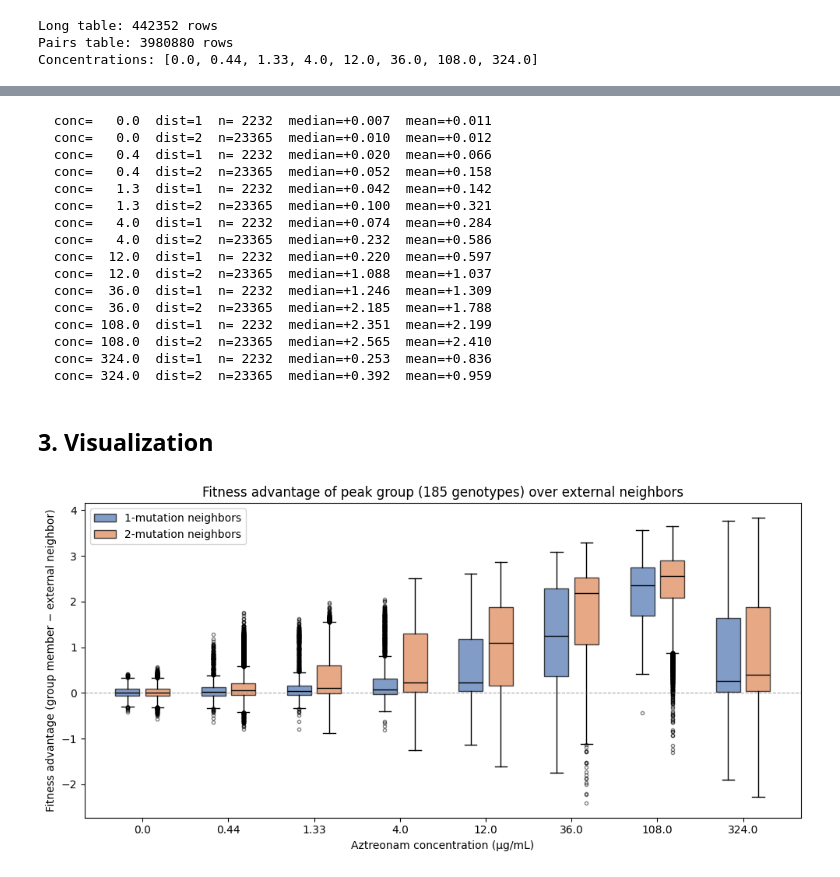
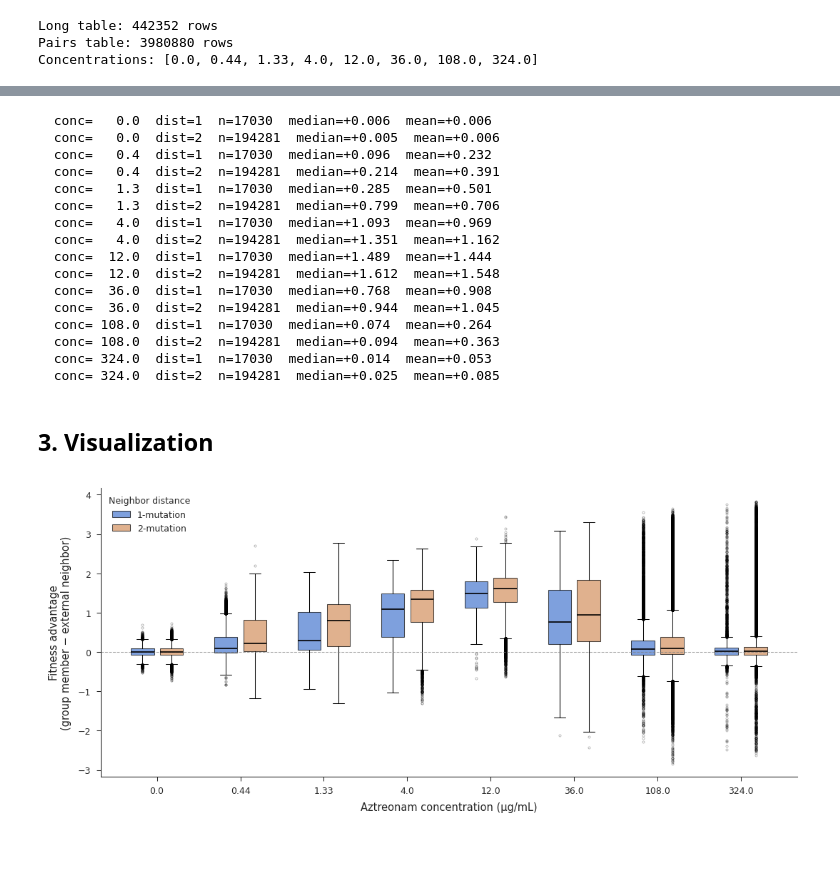
Before and after one commit to devinzxmeng/fitness-landscape-graph, a Jupyter notebook: exps/exp-02-nc-response/fitness_advantage_analysis.ipynb, the cells around one changed output, grey strips where cells are left out. Drawn from its saved outputs; the diff is of its cells as text; code cells hidden in the pictures.

```diff
--- a/exps/exp-02-nc-response/fitness_advantage_analysis.ipynb
+++ b/exps/exp-02-nc-response/fitness_advantage_analysis.ipynb
@@ -12,9 +45,8 @@ external neighbors across drug concentrations.
 # %%
 import math
 from fitness_landscape_graph.graph_analyzer import GraphAnalyzer, VisConfig
-
-# Load graph (aztreonam, concentration 108.0)
-graph_path = "../exp-01-reproduce-results/outputs/run1-reproduce-results/azt_108_0.graphml"
+concentration = 12.0
+graph_path = f"../exp-01-reproduce-results/outputs/run1-reproduce-results/azt_{int(concentration)}_0.graphml"
 ga = GraphAnalyzer(graph_path)
 
 # Visualize — node IDs are shown in the plot
@@ -104,78 +136,87 @@ for conc in sorted(result_df["concentration"].unique().to_list()):
                 f"mean={np.mean(diffs):>+.3f}"
             )
 # %% [output]
-  conc=   0.0  dist=1  n= 2232  median=+0.007  mean=+0.011
-  conc=   0.0  dist=2  n=23365  median=+0.010  mean=+0.012
-  conc=   0.4  dist=1  n= 2232  median=+0.020  mean=+0.066
-  conc=   0.4  dist=2  n=23365  median=+0.052  mean=+0.158
-  conc=   1.3  dist=1  n= 2232  median=+0.042  mean=+0.142
-  conc=   1.3  dist=2  n=23365  median=+0.100  mean=+0.321
-  conc=   4.0  dist=1  n= 2232  median=+0.074  mean=+0.284
-  conc=   4.0  dist=2  n=23365  median=+0.232  mean=+0.586
-  conc=  12.0  dist=1  n= 2232  median=+0.220  mean=+0.597
-  conc=  12.0  dist=2  n=23365  median=+1.088  mean=+1.037
-  conc=  36.0  dist=1  n= 2232  median=+1.246  mean=+1.309
-  conc=  36.0  dist=2  n=23365  median=+2.185  mean=+1.788
-  conc= 108.0  dist=1  n= 2232  median=+2.351  mean=+2.199
-  conc= 108.0  dist=2  n=23365  median=+2.565  mean=+2.410
-  conc= 324.0  dist=1  n= 2232  median=+0.253  mean=+0.836
-  conc= 324.0  dist=2  n=23365  median=+0.392  mean=+0.959
+  conc=   0.0  dist=1  n=17030  median=+0.006  mean=+0.006
+  conc=   0.0  dist=2  n=194281  median=+0.005  mean=+0.006
+  conc=   0.4  dist=1  n=17030  median=+0.096  mean=+0.232
+  conc=   0.4  dist=2  n=194281  median=+0.214  mean=+0.391
+  conc=   1.3  dist=1  n=17030  median=+0.285  mean=+0.501
+  conc=   1.3  dist=2  n=194281  median=+0.799  mean=+0.706
+  conc=   4.0  dist=1  n=17030  median=+1.093  mean=+0.969
+  conc=   4.0  dist=2  n=194281  median=+1.351  mean=+1.162
+  conc=  12.0  dist=1  n=17030  median=+1.489  mean=+1.444
+  conc=  12.0  dist=2  n=194281  median=+1.612  mean=+1.548
+  conc=  36.0  dist=1  n=17030  median=+0.768  mean=+0.908
+  conc=  36.0  dist=2  n=194281  median=+0.944  mean=+1.045
+  conc= 108.0  dist=1  n=17030  median=+0.074  mean=+0.264
+  conc= 108.0  dist=2  n=194281  median=+0.094  mean=+0.363
+  conc= 324.0  dist=1  n=17030  median=+0.014  mean=+0.053
+  conc= 324.0  dist=2  n=194281  median=+0.025  mean=+0.085
 # %% [markdown]
 ## 3. Visualization
 # %%
-import matplotlib.pyplot as plt
+import numpy as np
 
 concentrations = sorted(result_df["concentration"].unique().to_list())
 distances = sorted(result_df["distance"].unique().to_list())
 
-fig, ax = plt.subplots(figsize=(10, 5))
+fig, ax = plt.subplots(figsize=(DOUBLE_COL, DOUBLE_COL * 0.45))
 
 n_conc = len(concentrations)
 n_dist = len(distances)
 width = 0.35
 x_base = np.arange(n_conc)
 
-colors = {1: "#4C72B0", 2: "#DD8452"}
+palette = {1: "#4878CF", 2: "#D4915E"}
+dist_labels = {1: "1-mutation", 2: "2-mutation"}
 
 for i, dist in enumerate(distances):
     dist_df = result_df.filter(pl.col("distance") == dist)
     box_data = []
     positions = []
     for j, conc in enumerate(concentrations):
         conc_data = dist_df.filter(pl.col("concentration") == conc)["fitness_diff"].to_list()
         if conc_data:
             box_data.append(conc_data)
             positions.append(x_base[j] + (i - (n_dist - 1) / 2) * width)
 
     if not box_data:
         continue
 
     bp = ax.boxplot(
         box_data,
         positions=positions,
         widths=width * 0.8,
         patch_artist=True,
         showfliers=True,
-        flierprops={"markersize": 3, "alpha": 0.5},
+        flierprops={"markersize": 1.5, "alpha": 0.4, "markeredgewidth": 0.3},
+        medianprops={"color": "black", "linewidth": 0.8},
+        whiskerprops={"linewidth": 0.5},
+        capprops={"linewidth": 0.5},
+        boxprops={"edgecolor": "black", "linewidth": 0.5},
     )
     for patch in bp["boxes"]:
-        patch.set_facecolor(colors.get(dist, "grey"))
+        patch.set_facecolor(palette.get(dist, "grey"))
         patch.set_alpha(0.7)
-    for median_line in bp["medians"]:
-        median_line.set_color("black")
-    bp["boxes"][0].set_label(f"{dist}-mutation neighbors")
+    bp["boxes"][0].set_label(dist_labels[dist])
 
-ax.axhline(y=0, color="grey", linestyle="--", linewidth=0.8, alpha=0.7)
+ax.axhline(y=0, color="grey", linestyle="--", linewidth=0.5, alpha=0.7)
+
 ax.set_xticks(x_base)
 ax.set_xticklabels([str(c) for c in concentrations])
-ax.set_xlabel("Aztreonam concentration (µg/mL)")
-ax.set_ylabel("Fitness advantage (group member − external neighbor)")
-ax.set_title(f"Fitness advantage of peak group ({len(group_genotypes)} genotypes) over external neighbors")
-ax.legend(loc="upper left")
+ax.set_xlabel("Aztreonam concentration (\u00b5g/mL)")
+ax.set_ylabel("Fitness advantage\n(group member \u2212 external neighbor)")
+
+# Clean legend
+legend = ax.legend(title="Neighbor distance", frameon=False, loc="upper left")
+legend.get_title().set_fontsize(6)
+
+sns.despine(ax=ax)
 plt.tight_layout()
+
 plt.show()
 # %% [output]
-[figure, old version]
+[figure, new version]
 # %%
 # Save figure and data
 import os
```
Also changed, not shown: parts of 4 cells of this notebook, 4 other files.
